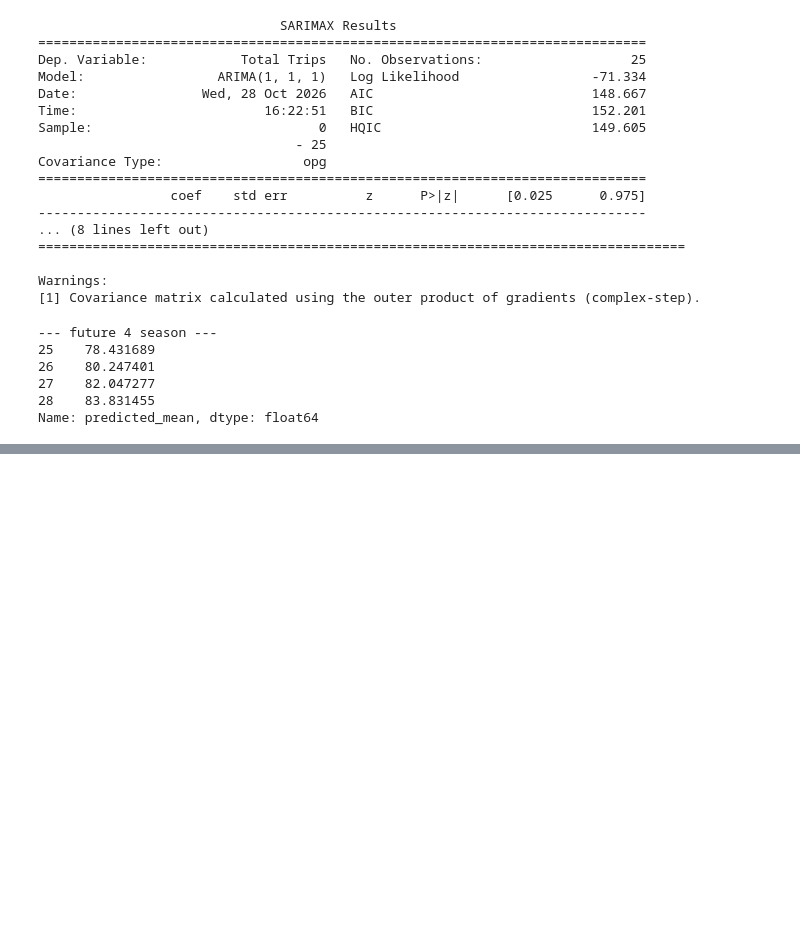
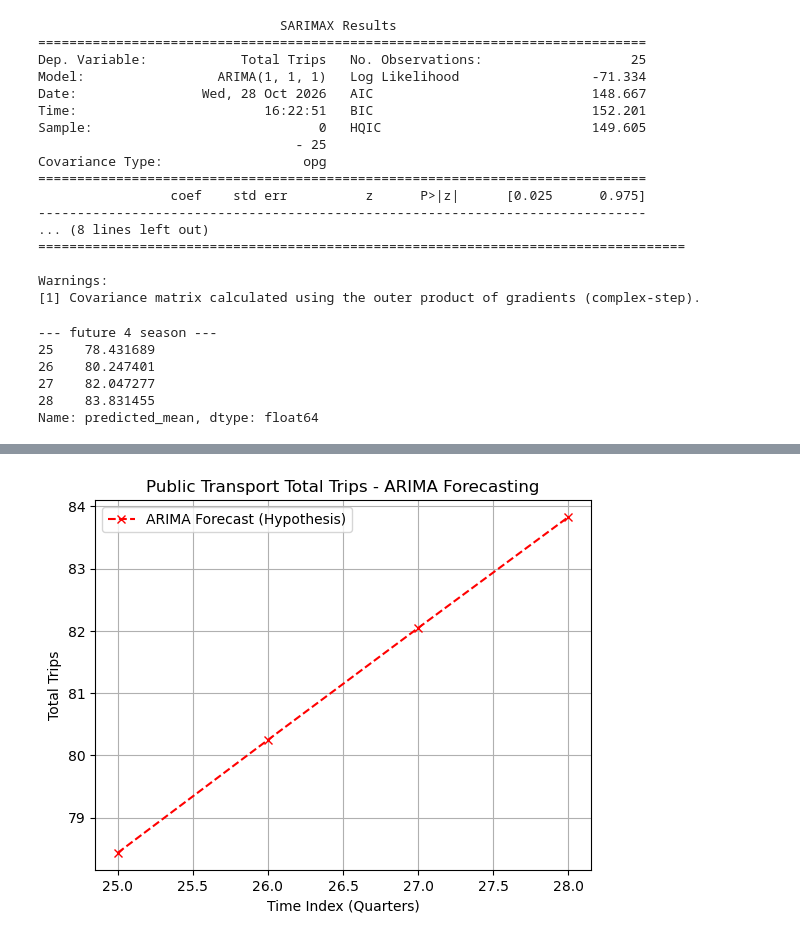
Before and after one commit to narantungalag-cct/CA1-2026022, a Jupyter notebook: notebook/CA1.ipynb, the cells around one changed output, grey strips where cells are left out. Drawn from its saved outputs; the diff is of its cells as text; code cells hidden in the pictures; blank space fills up the shorter version.

```diff
--- a/notebook/CA1.ipynb
+++ b/notebook/CA1.ipynb
@@ -234,0 +255,12 @@ Name: predicted_mean, dtype: float64
+# %%
+forecast_index = range(len(df1), len(df1) + len(forecast))
+plt.plot(forecast_index, forecast, label='ARIMA Forecast (Hypothesis)', color='red', linestyle='--', marker='x')
+
+plt.title('Public Transport Total Trips - ARIMA Forecasting')
+plt.xlabel('Time Index (Quarters)')
+plt.ylabel('Total Trips')
+plt.legend()
+plt.grid(True)
+plt.show()
+# %% [output]
+[figure, added]
```
Also changed, not shown: parts of 3 cells of this notebook.
